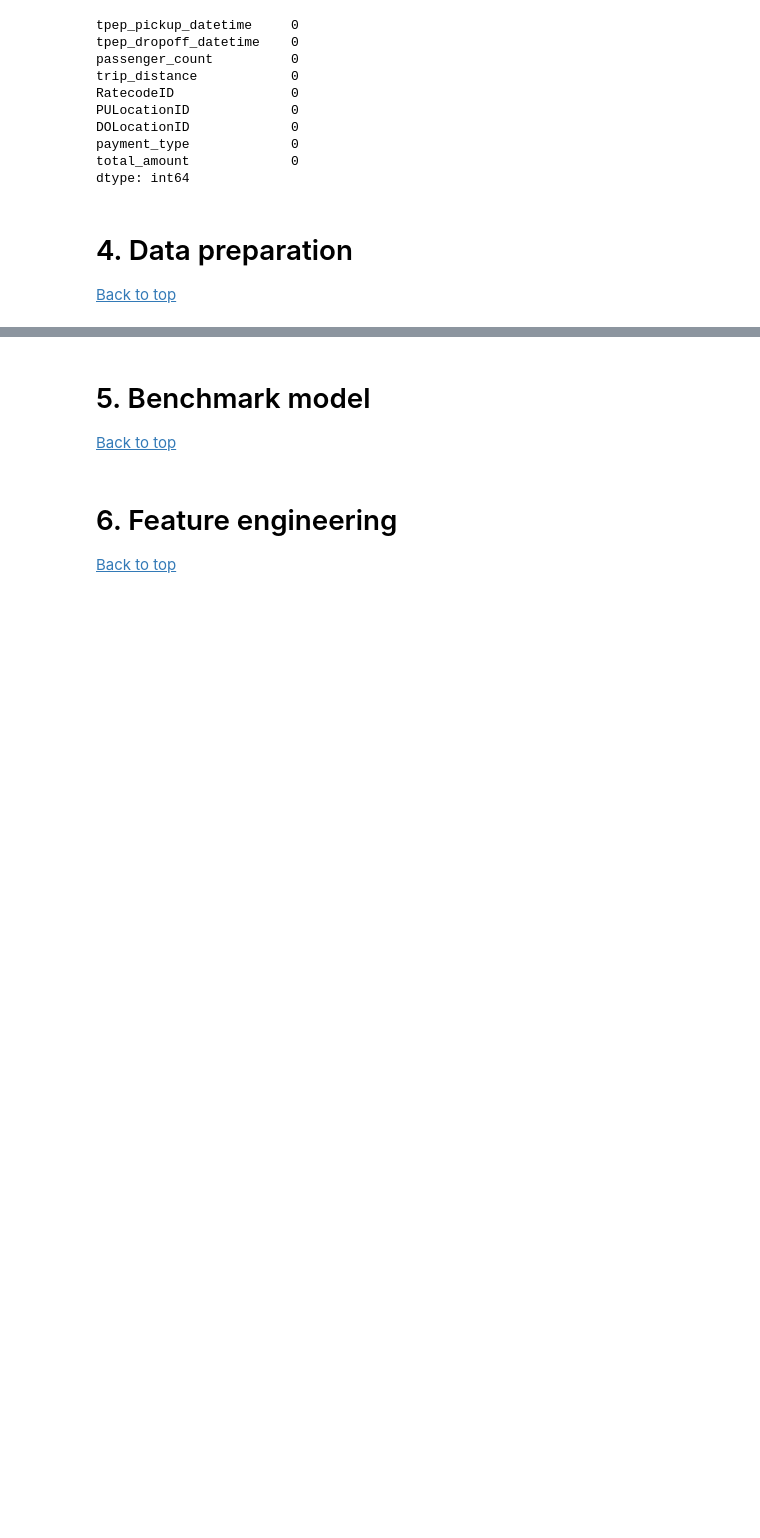
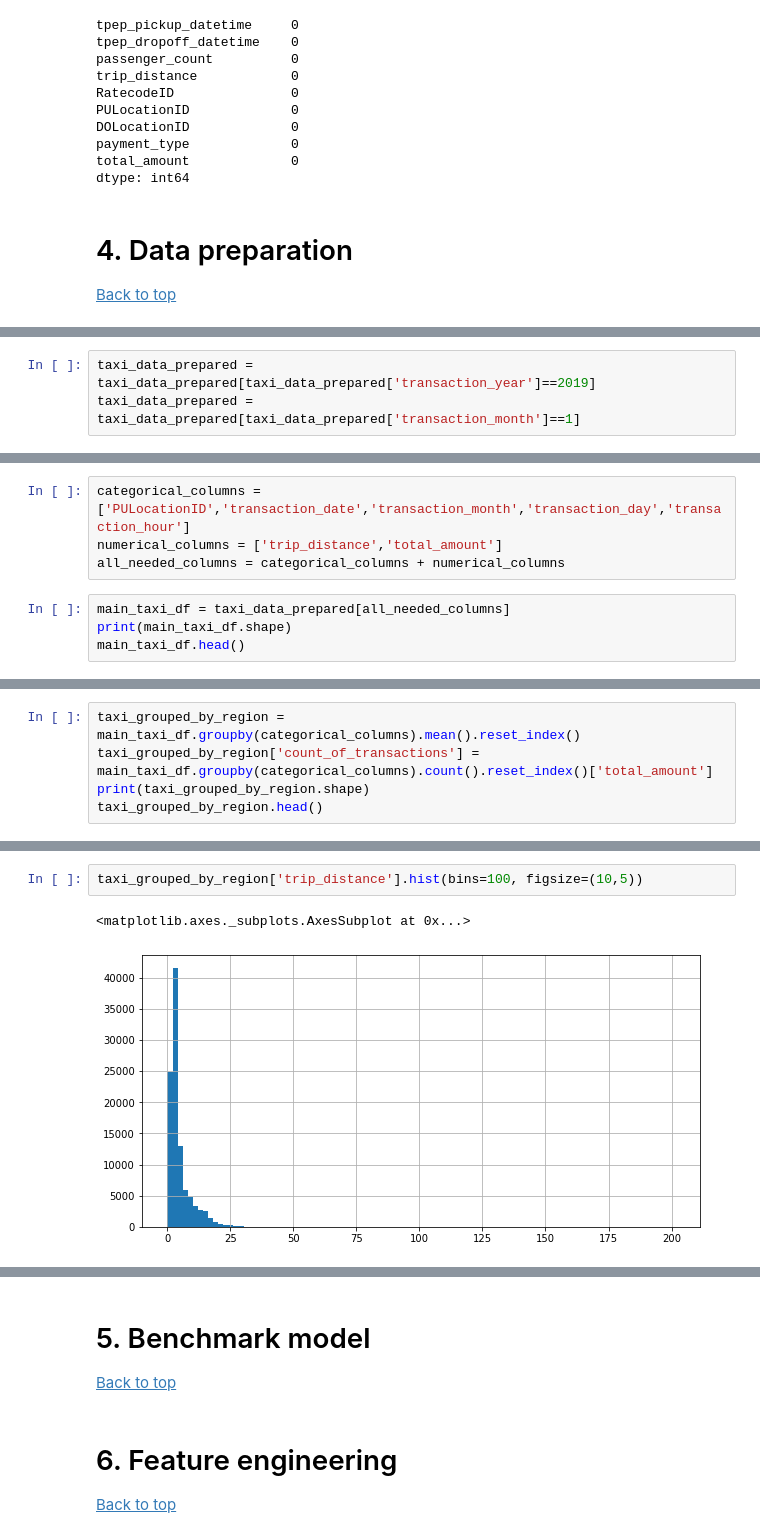
Before and after one commit to mcarhuasn/MasterDS-NewYorkTaxiAnalysis, a Jupyter notebook: Presentable notebook.ipynb, the cells around one changed output, grey strips where cells are left out. Cells and saved outputs as stored; diff of their text form; blank space fills up the shorter version.

```diff
--- a/Presentable notebook.ipynb
+++ b/Presentable notebook.ipynb
@@ -230,0 +316,3 @@ dtype: int64
+# %%
+taxi_data_prepared = taxi_data_prepared[taxi_data_prepared['transaction_year']==2019]
+taxi_data_prepared = taxi_data_prepared[taxi_data_prepared['transaction_month']==1]
@@ -230,0 +321,8 @@ dtype: int64
+# %%
+categorical_columns = ['PULocationID','transaction_date','transaction_month','transaction_day','transaction_hour']
+numerical_columns = ['trip_distance','total_amount']
+all_needed_columns = categorical_columns + numerical_columns
+# %%
+main_taxi_df = taxi_data_prepared[all_needed_columns]
+print(main_taxi_df.shape)
+main_taxi_df.head()
@@ -230,0 +340,5 @@ dtype: int64
+# %%
+taxi_grouped_by_region = main_taxi_df.groupby(categorical_columns).mean().reset_index()
+taxi_grouped_by_region['count_of_transactions'] = main_taxi_df.groupby(categorical_columns).count().reset_index()['total_amount']
+print(taxi_grouped_by_region.shape)
+taxi_grouped_by_region.head()
@@ -230,0 +353,5 @@ dtype: int64
+# %%
+taxi_grouped_by_region['trip_distance'].hist(bins=100, figsize=(10,5))
+# %% [output]
+<matplotlib.axes._subplots.AxesSubplot at 0x...>
+[figure, added]
```
Also changed, not shown: parts of 19 cells of this notebook.
